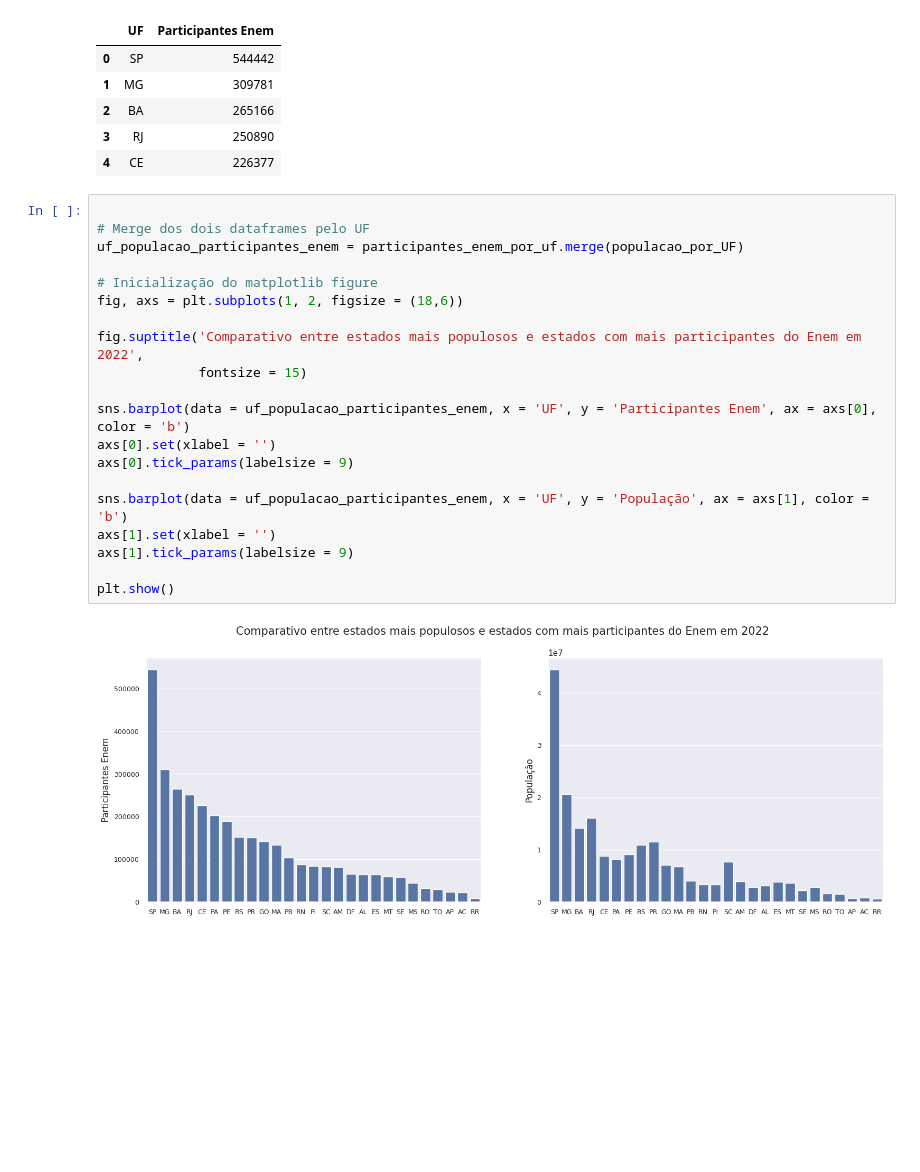
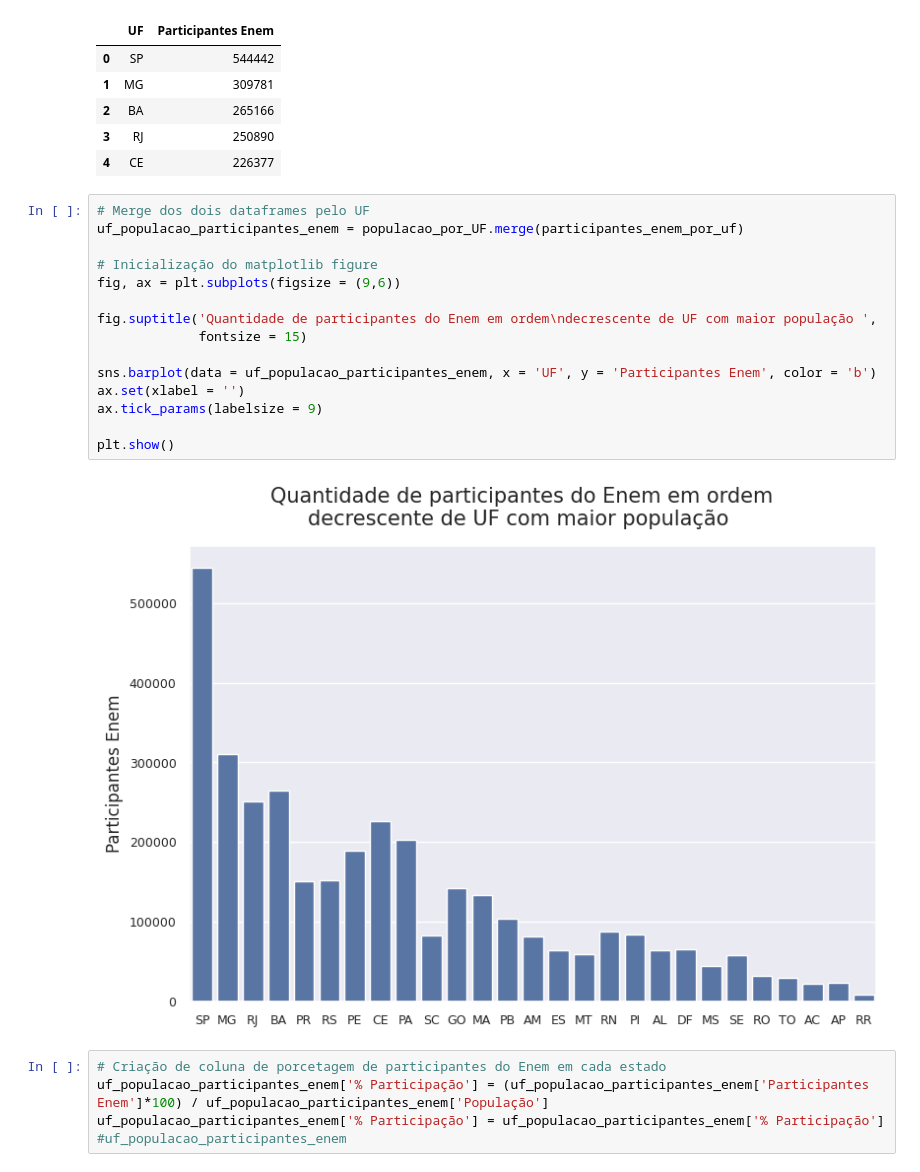
Before and after one commit to Tathy/Analise_Microdados_Enem_2022, a Jupyter notebook: Analise_de_Microdados_do_ENEM_2022.ipynb, the cells around one changed output. Saved outputs shown, nothing was run; the diff lists cells and outputs as text; blank space fills up the shorter version.

Commit message:
% participantes por UF e regiao

```diff
--- a/Analise_de_Microdados_do_ENEM_2022.ipynb
+++ b/Analise_de_Microdados_do_ENEM_2022.ipynb
@@ -279,24 +277,24 @@ participantes_enem_por_uf.head()
 | 3 | RJ | 250890 |
 | 4 | CE | 226377 |
 # %%
-
 # Merge dos dois dataframes pelo UF
-uf_populacao_participantes_enem = participantes_enem_por_uf.merge(populacao_por_UF)
+uf_populacao_participantes_enem = populacao_por_UF.merge(participantes_enem_por_uf)
 
 # Inicialização do matplotlib figure
-fig, axs = plt.subplots(1, 2, figsize = (18,6))
+fig, ax = plt.subplots(figsize = (9,6))
 
-fig.suptitle('Comparativo entre estados mais populosos e estados com mais participantes do Enem em 2022',
+fig.suptitle('Quantidade de participantes do Enem em ordem\ndecrescente de UF com maior população ',
              fontsize = 15)
 
-sns.barplot(data = uf_populacao_participantes_enem, x = 'UF', y = 'Participantes Enem', ax = axs[0], color = 'b')
-axs[0].set(xlabel = '')
-axs[0].tick_params(labelsize = 9)
-
-sns.barplot(data = uf_populacao_participantes_enem, x = 'UF', y = 'População', ax = axs[1], color = 'b')
-axs[1].set(xlabel = '')
-axs[1].tick_params(labelsize = 9)
+sns.barplot(data = uf_populacao_participantes_enem, x = 'UF', y = 'Participantes Enem', color = 'b')
+ax.set(xlabel = '')
+ax.tick_params(labelsize = 9)
 
 plt.show()
 # %% [output]
-[figure, old version]
+[figure, new version]
+# %%
+# Criação de coluna de porcetagem de participantes do Enem em cada estado
+uf_populacao_participantes_enem['% Participação'] = (uf_populacao_participantes_enem['Participantes Enem']*100) / uf_populacao_participantes_enem['População']
+uf_populacao_participantes_enem['% Participação'] = uf_populacao_participantes_enem['% Participação']
+#uf_populacao_participantes_enem
```
Also changed, not shown: parts of 10 cells of this notebook.
